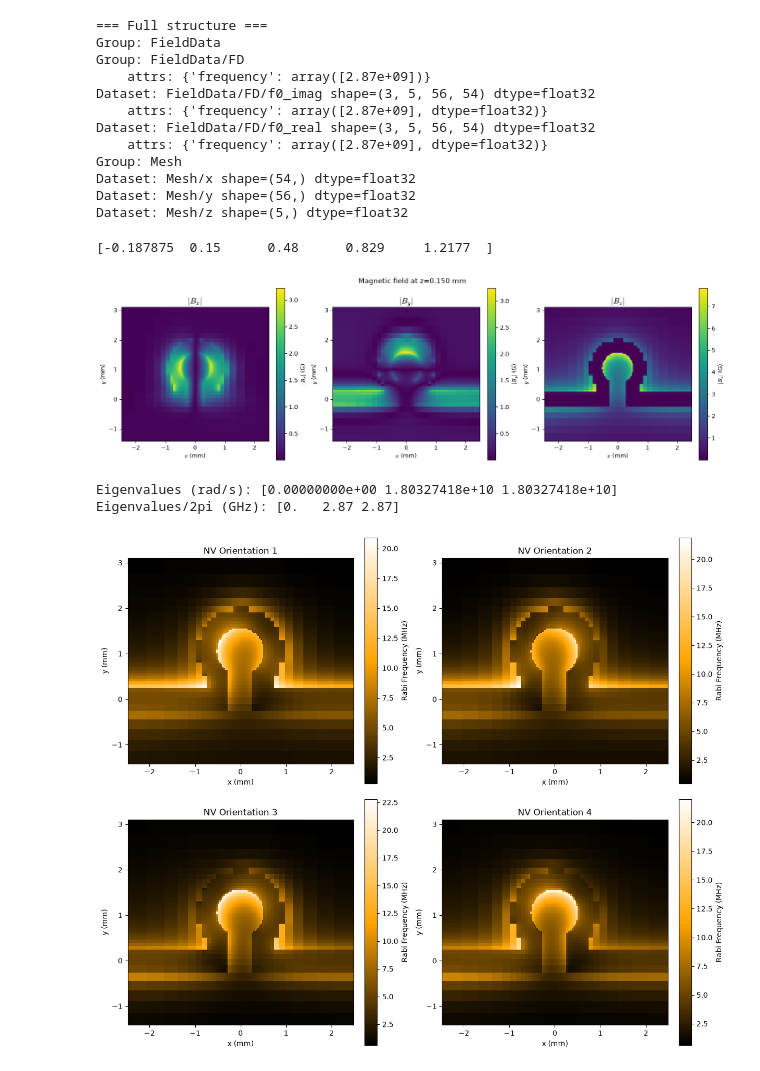
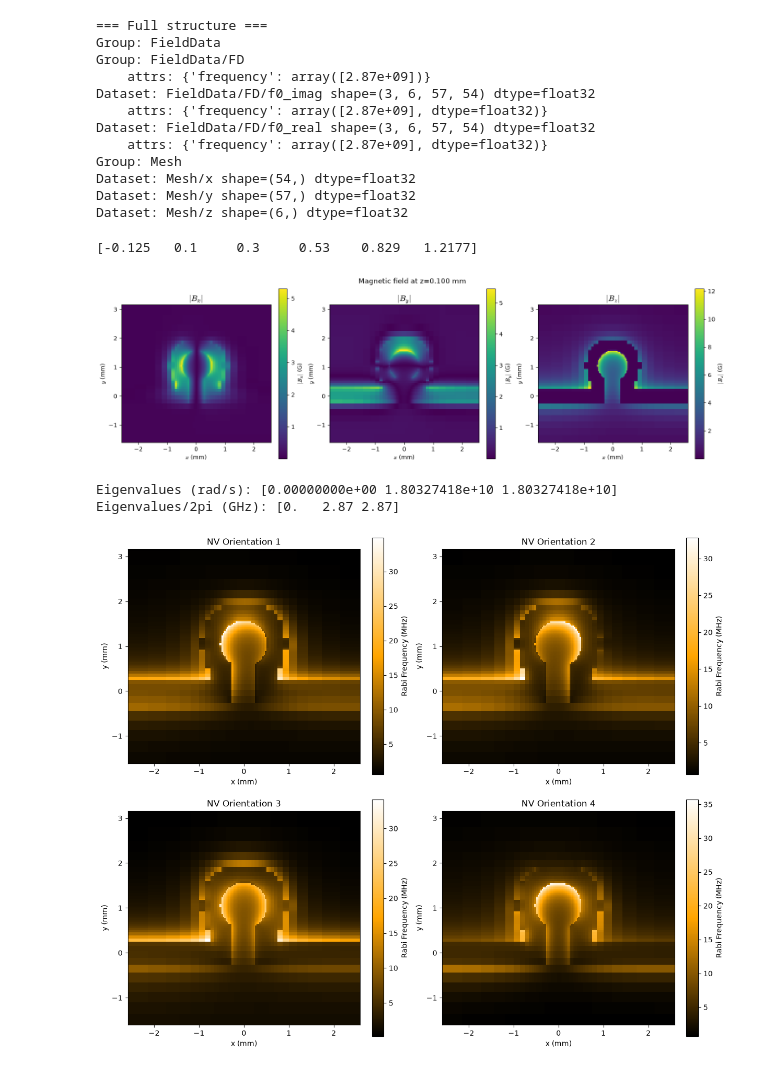
Before and after one commit to vedantkalkotwar/Master_code_file_rabi_freq, a Jupyter notebook: rabi_frequency_corrected.ipynb, the cells around one changed output. Saved outputs shown, nothing was run; the diff lists cells and outputs as text; code cells hidden in the pictures.

Commit message:
better mesh , two_third_one third, Rotation matrix changed, assuming [100] Diamond

```diff
--- a/rabi_frequency_corrected.ipynb
+++ b/rabi_frequency_corrected.ipynb
@@ -21,5 +21,5 @@ plt.show()
 # %%
-h5_path = os.path.join(workspace_root, 'omega_loop', 'HField.h5')
+h5_path = os.path.join(workspace_root, 'omega_loop_bet_mesh', 'HField.h5')
 with h5py.File(h5_path, 'r') as f:
     x = f['Mesh/x'][:] / unit
     y = f['Mesh/y'][:] / unit
@@ -39,23 +39,22 @@ with h5py.File(h5_path, 'r') as f:
 Group: FieldData
 Group: FieldData/FD
     attrs: {'frequency': array([2.87e+09])}
-Dataset: FieldData/FD/f0_imag shape=(3, 5, 56, 54) dtype=float32
+Dataset: FieldData/FD/f0_imag shape=(3, 6, 57, 54) dtype=float32
     attrs: {'frequency': array([2.87e+09], dtype=float32)}
-Dataset: FieldData/FD/f0_real shape=(3, 5, 56, 54) dtype=float32
+Dataset: FieldData/FD/f0_real shape=(3, 6, 57, 54) dtype=float32
     attrs: {'frequency': array([2.87e+09], dtype=float32)}
 Group: Mesh
 Dataset: Mesh/x shape=(54,) dtype=float32
-Dataset: Mesh/y shape=(56,) dtype=float32
-Dataset: Mesh/z shape=(5,) dtype=float32
+Dataset: Mesh/y shape=(57,) dtype=float32
+Dataset: Mesh/z shape=(6,) dtype=float32
 # %%
 print(z-gap_diamond)
 # %% [output]
-[-0.187875  0.15      0.48      0.829     1.2177  ]
+[-0.125   0.1     0.3     0.53    0.829   1.2177]
 # %%
 plane_of_analysis = 1
 P_dbm=40
-Power = (10 ** ((P_dbm - 30) / 10))*(1-abs(np.interp(f_meas,freq,s11)))                      # dBm->W 0dBm=1e-3W
-# Optional: for power actually accepted by the loop, use Power*(1-abs(s11_f0)**2)
+Power = (10 ** ((P_dbm - 30) / 10))*(1-(abs(np.interp(f_meas,freq,s11)))**2)     # dBm->W 0dBm=1e-3W
 
 H_all   = real + 1j * imag                         # A/m  (complex phasor)
 B_all_T = MUE0 * H_all * np.sqrt(Power / P0_in)    # T    (used for all calculations)
@@ -84,5 +83,5 @@ for ax, (Bc, title) in zip(axes, components):
 plt.suptitle(f"Magnetic field at z={z[plane_of_analysis]:.3f} mm")
 plt.show()
 # %% [output]
-[figure, old version]
+[figure, new version]
 # %%
@@ -150,6 +163,7 @@ Eigenvalues/2pi (GHz): [0.   2.87 2.87]
 # Rabi frequency maps for the four NV orientations
 # ------------------------------------------------------------------
 B_T = B_all_T[:, plane_of_analysis]           # (3, Ny, Nx), complex, tesla
+lat=2                                         # 2:[100] , 1:[111]
 transition = 'bright'   # 'plus'  : |0> -> |+1>
                         # 'minus' : |0> -> |-1>   (which of the two is which depends on the phasor sign convention)
                         # 'bright': |0> -> bright state at B0 = 0, sqrt(Om_p^2 + Om_m^2) = gamma*sqrt(|Bx|^2+|By|^2)
@@ -161,35 +175,35 @@ def rabi_maps_MHz(B_nv):
     Om_m = pref * np.abs(B_nv[0] - 1j*B_nv[1])
     return Om_p, Om_m, np.hypot(Om_p, Om_m)
 
 # cross-check analytic formula against qutip at one pixel (rad/s)
 _iy, _ix = np.unravel_index(np.argmax(np.abs(B_T[0])), B_T[0].shape)
 _bx, _by, _bz = (B_T[k, _iy, _ix] for k in range(3))
 _Hmw = gamma * (_bx*Sx + _by*Sy + _bz*Sz)
 assert np.isclose(abs((g.dag() * _Hmw * d)), gamma/np.sqrt(2)*abs(_bx + 1j*_by), rtol=1e-6)
 
 maps = {}
 for idx_nv in [1, 2, 3, 4]:
-    B_nv = np.einsum('ij,jkl->ikl', get_rotation_matrix_lat(idx_nv), B_T)
+    B_nv = np.einsum('ij,jkl->ikl', get_rotation_matrix_lat(idx_nv,lat), B_T)
     Om_p, Om_m, Om_b = rabi_maps_MHz(B_nv)
     maps[idx_nv] = {'plus': Om_p, 'minus': Om_m, 'bright': Om_b}[transition]
 
 fig, axes = plt.subplots(2, 2, figsize=(12, 10), constrained_layout=True)
 
 for idx_nv, ax in zip([1, 2, 3, 4], axes.ravel()):
 
     R = maps[idx_nv]                         # already in MHz
     pcm = ax.pcolormesh(x, y, R, shading="auto", cmap=orange_cmap)
 
     ax.set_title(f"NV Orientation {idx_nv}")
     ax.set_xlabel("x (mm)")
     ax.set_ylabel("y (mm)")
     ax.set_aspect("equal")
 
     fig.colorbar(pcm, ax=ax, label="Rabi Frequency (MHz)")
 
 plt.show()
 # %% [output]
-[figure, old version]
+[figure, new version]
 # %%
 shared_main_scale = False     # True -> same colour limits for the big colourbar in all 4 panels
 inset_side = 1.0              # side of the zoom-inset box, in mm (data units)
```
Also changed, not shown: parts of 4 cells of this notebook, 18 other files.
